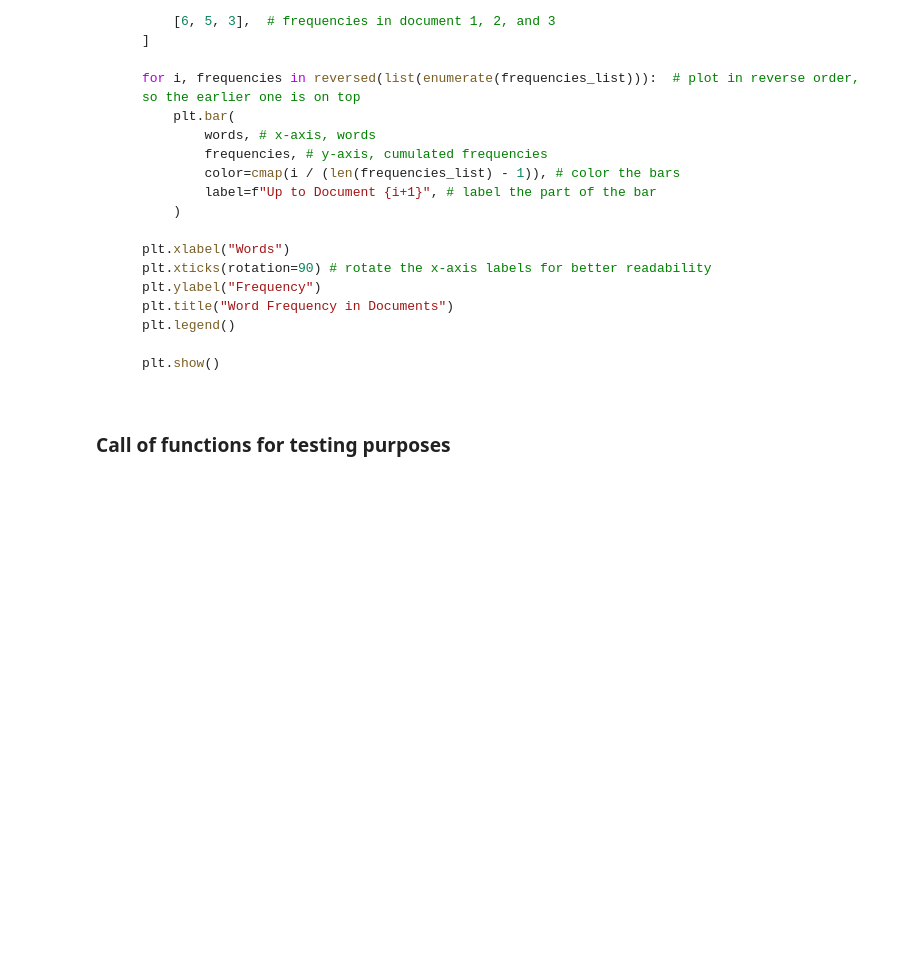
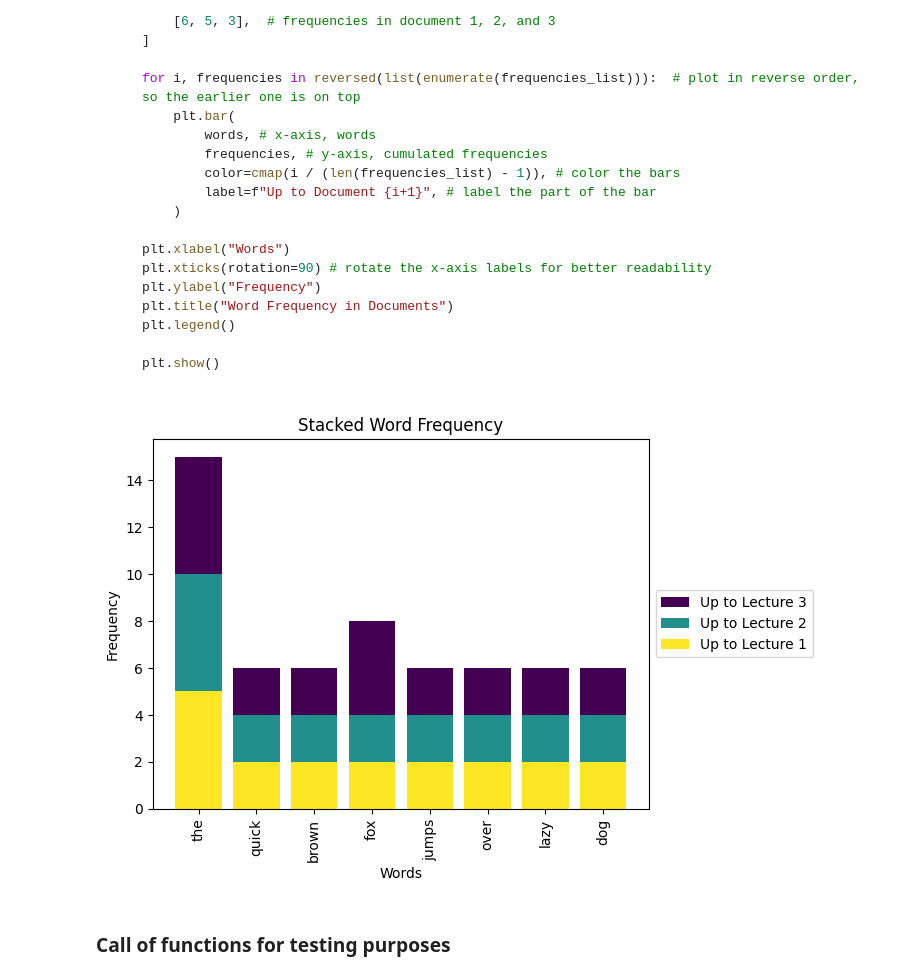
Before and after one commit to edg35/project2, a Jupyter notebook: lecture_transcript_word_freq.ipynb, the cells around one changed output. Drawn from its saved outputs; the diff is of its cells as text; code cells hidden in the pictures; blank space fills up the shorter version.

```diff
--- a/lecture_transcript_word_freq.ipynb
+++ b/lecture_transcript_word_freq.ipynb
@@ -651,30 +731,58 @@ Note:
 # %%
 import matplotlib.pyplot as plt
 
 
 def plot_stacked_word_frequency(word_frequencies_list, sorted_words):
     """
     Plots stacked word frequency
     IN: word_frequencies_list, list[dict{str: int}], word frequencies to plot
         sorted_words, list[tuple(str, int)], sorted words by frequency
     OUT: None
     """
     # set up color map
     cmp = plt.get_cmap("viridis_r")
 
     # get words and frequencies
-    """__Your_Code_Here__"""
+    words = [word for word, _ in sorted_words]
+    freqs = []
+
+    for word_freq in word_frequencies_list:
+        frequencies = [word_freq.get(word, 0) for word in words]
+        freqs.append(frequencies)
+
 
     # plot the stacked word frequency
-    """__Your_Code_Here__"""
+    cmap = plt.get_cmap("viridis_r")
+
+    for i, frequencies in reversed(list(enumerate(freqs))):
+        plt.bar(
+            words,
+            frequencies,
+            color=cmap(i / (len(freqs) - 1)),
+            label=f"Up to Lecture {i + 1}",
+        )
 
     plt.xlabel("Words")
     plt.xticks(rotation=90)
     plt.ylabel("Frequency")
     plt.title("Stacked Word Frequency")
     # move the legend to the right to avoid overlapping with the bars
     plt.legend(loc='center left', bbox_to_anchor=(1, 0.5))
     plt.show()
+
+#test
+# Example usage
+#word_frequencies_list = [
+#    {'the': 5, 'quick': 2, 'brown': 2, 'fox': 2, 'jumps': 2, 'over': 2, 'lazy': 2, 'dog': 2},
+#    {'the': 10, 'quick': 4, 'brown': 4, 'fox': 4, 'jumps': 4, 'over': 4, 'lazy': 4, 'dog': 4},
+#    {'the': 15, 'quick': 6, 'brown': 6, 'fox': 8, 'jumps': 6, 'over': 6, 'lazy': 6, 'dog': 6}
+#]
+
+#sorted_words = [('the', 15), ('quick', 6), ('brown', 6), ('fox', 6), ('jumps', 6), ('over', 6), ('lazy', 6), ('dog', 6)]
+
+#plot_stacked_word_frequency(word_frequencies_list, sorted_words)
+# %% [output]
+[figure, added]
 # %% [markdown]
 ### Call of functions for testing purposes
 # %%
```
Also changed, not shown: parts of 8 cells of this notebook.
